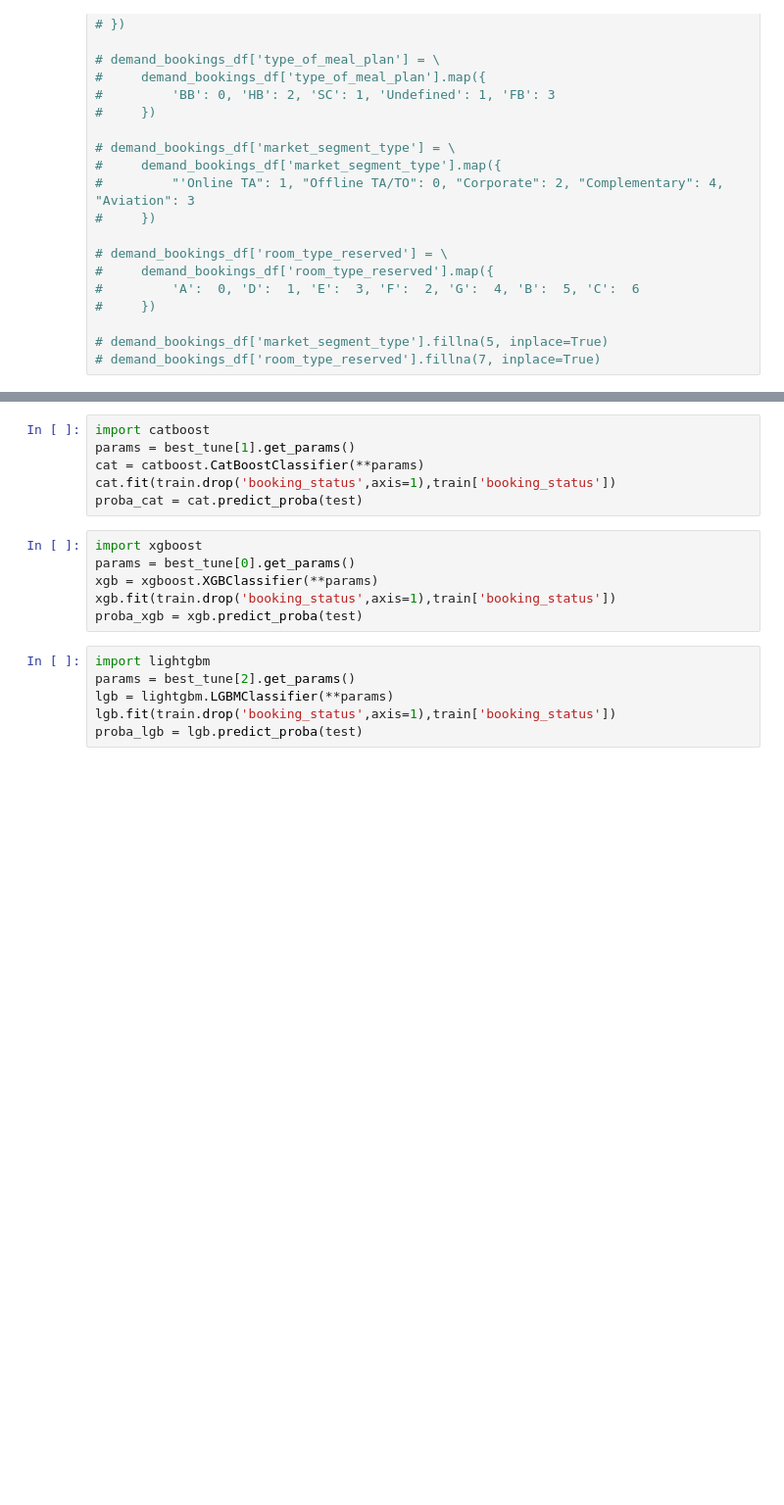
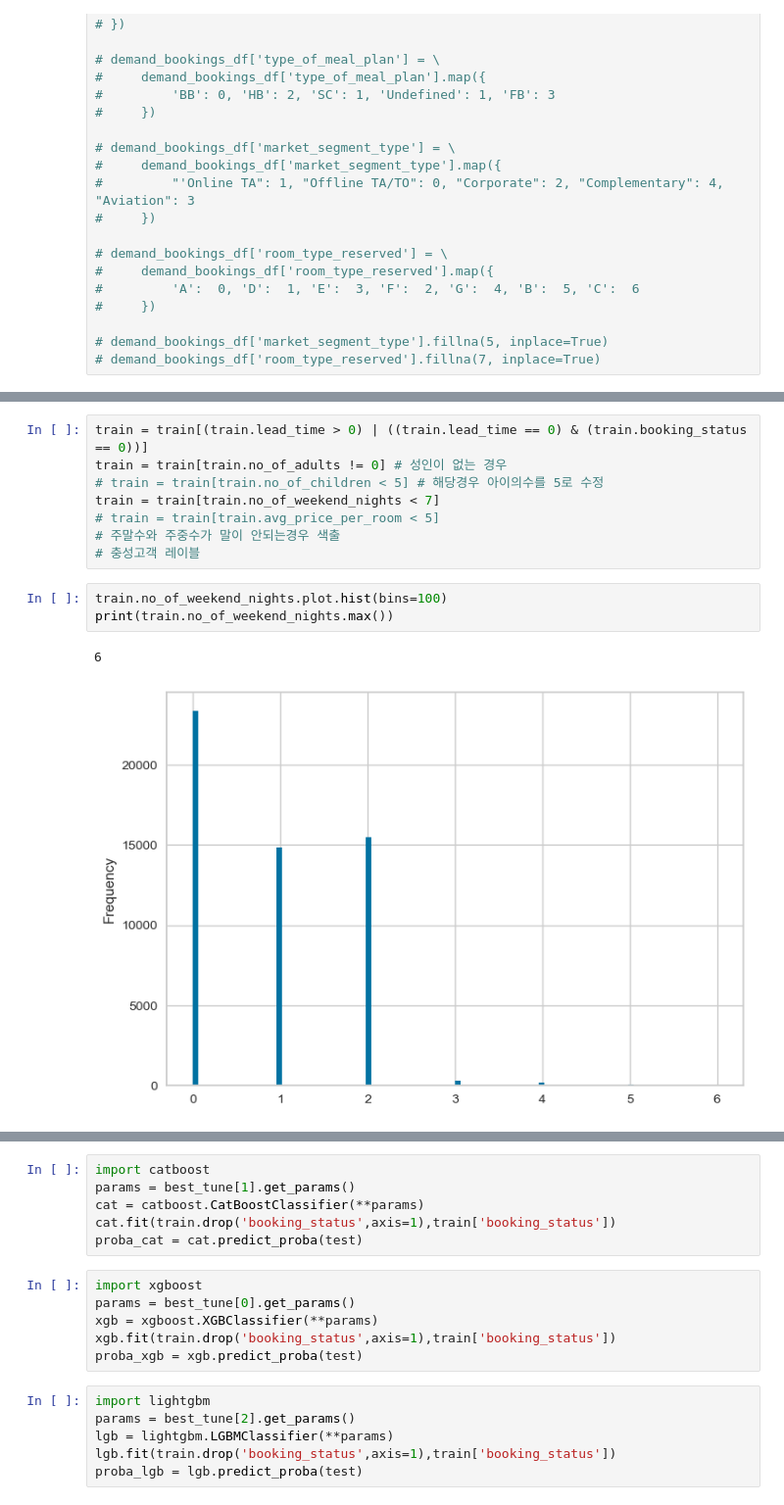
Before and after one commit to jjh0987/MyProject, a Jupyter notebook: pythonProject/kaggle/playground-series-s3e7/Untitled.ipynb, the cells around one changed output, grey strips where cells are left out. Shown: that part at 98% size. Saved outputs shown, nothing was run; the diff lists cells and outputs as text; blank space fills up the shorter version.

```diff
--- a/pythonProject/kaggle/playground-series-s3e7/Untitled.ipynb
+++ b/pythonProject/kaggle/playground-series-s3e7/Untitled.ipynb
@@ -56,0 +72,14 @@ test = pd.read_csv('./test.csv').drop('id',axis=1)
+# %%
+train = train[(train.lead_time > 0) | ((train.lead_time == 0) & (train.booking_status == 0))]
+train = train[train.no_of_adults != 0] # 성인이 없는 경우
+# train = train[train.no_of_children < 5] # 해당경우 아이의수를 5로 수정
+train = train[train.no_of_weekend_nights < 7]
+# train = train[train.avg_price_per_room < 5]
+# 주말수와 주중수가 말이 안되는경우 색출
+# 충성고객 레이블
+# %%
+train.no_of_weekend_nights.plot.hist(bins=100)
+print(train.no_of_weekend_nights.max())
+# %% [output]
+6
+[figure, added]
```
Also changed, not shown: parts of 37 cells of this notebook, 16 other files.
